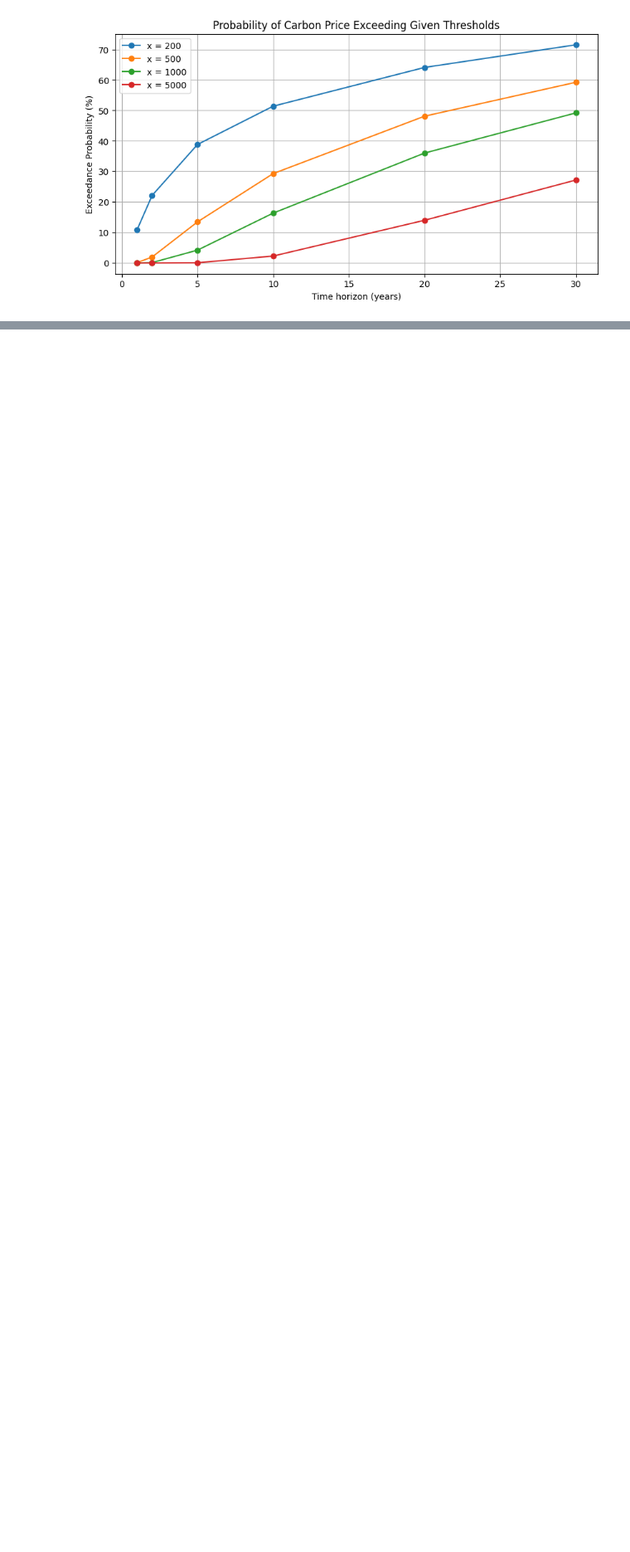
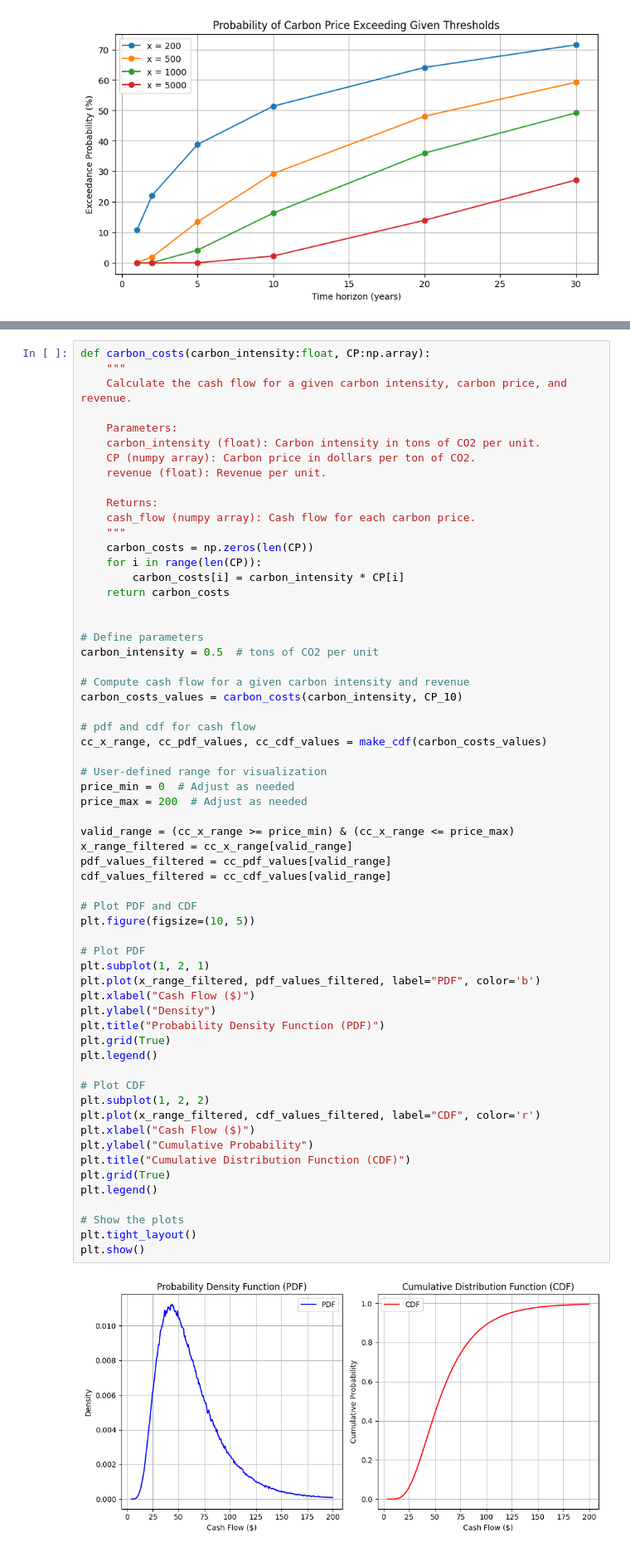
Before and after one commit to tlorans/prediction_markets, a Jupyter notebook: code/probabilistic_climate_risk.ipynb, the cells around one changed output, grey strips where cells are left out. Shown at 83% size. Saved outputs shown, nothing was run; the diff lists cells and outputs as text; blank space fills up the shorter version.

```diff
--- a/code/probabilistic_climate_risk.ipynb
+++ b/code/probabilistic_climate_risk.ipynb
@@ -127,0 +130,63 @@ plt.show()
+# %%
+def carbon_costs(carbon_intensity:float, CP:np.array):
+    """
+    Calculate the cash flow for a given carbon intensity, carbon price, and revenue.
+
+    Parameters:
+    carbon_intensity (float): Carbon intensity in tons of CO2 per unit.
+    CP (numpy array): Carbon price in dollars per ton of CO2.
+    revenue (float): Revenue per unit.
+
+    Returns:
+    cash_flow (numpy array): Cash flow for each carbon price.
+    """
+    carbon_costs = np.zeros(len(CP))
+    for i in range(len(CP)):
+        carbon_costs[i] = carbon_intensity * CP[i]
+    return carbon_costs
+
+
+# Define parameters
+carbon_intensity = 0.5  # tons of CO2 per unit
+
+# Compute cash flow for a given carbon intensity and revenue
+carbon_costs_values = carbon_costs(carbon_intensity, CP_10)
+
+# pdf and cdf for cash flow
+cc_x_range, cc_pdf_values, cc_cdf_values = make_cdf(carbon_costs_values)
+
+# User-defined range for visualization
+price_min = 0  # Adjust as needed
+price_max = 200  # Adjust as needed
+
+valid_range = (cc_x_range >= price_min) & (cc_x_range <= price_max)
+x_range_filtered = cc_x_range[valid_range]
+pdf_values_filtered = cc_pdf_values[valid_range]
+cdf_values_filtered = cc_cdf_values[valid_range]
+
+# Plot PDF and CDF
+plt.figure(figsize=(10, 5))
+
+# Plot PDF
+plt.subplot(1, 2, 1)
+plt.plot(x_range_filtered, pdf_values_filtered, label="PDF", color='b')
+plt.xlabel("Cash Flow ($)")
+plt.ylabel("Density")
+plt.title("Probability Density Function (PDF)")
+plt.grid(True)
+plt.legend()
+
+# Plot CDF
+plt.subplot(1, 2, 2)
+plt.plot(x_range_filtered, cdf_values_filtered, label="CDF", color='r')
+plt.xlabel("Cash Flow ($)")
+plt.ylabel("Cumulative Probability")
+plt.title("Cumulative Distribution Function (CDF)")
+plt.grid(True)
+plt.legend()
+
+# Show the plots
+plt.tight_layout()
+plt.show()
+# %% [output]
+[figure, added]
```
Also changed, not shown: parts of 7 cells of this notebook, 1 other file.
